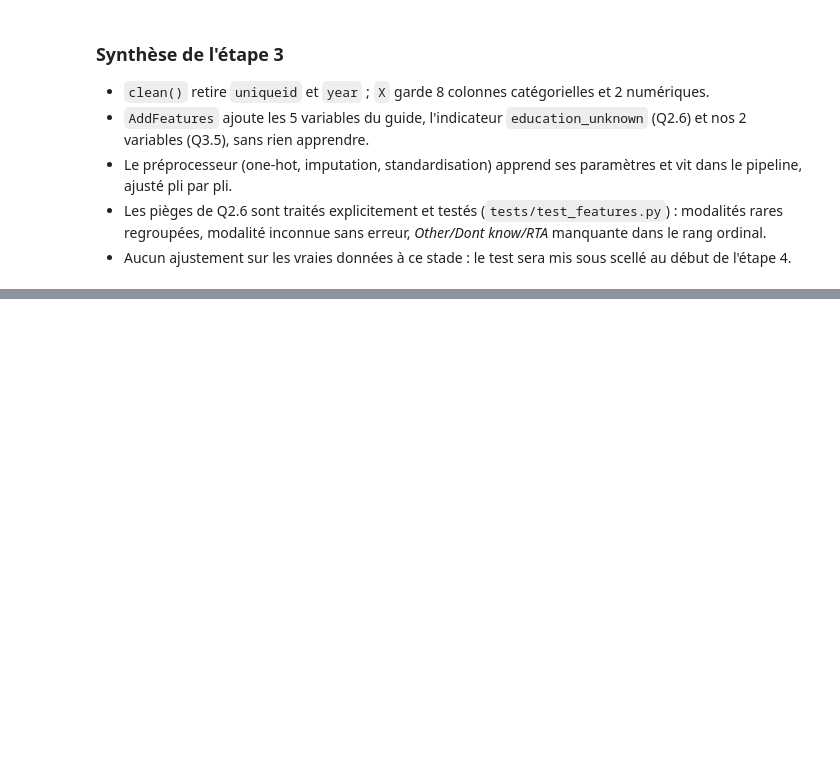
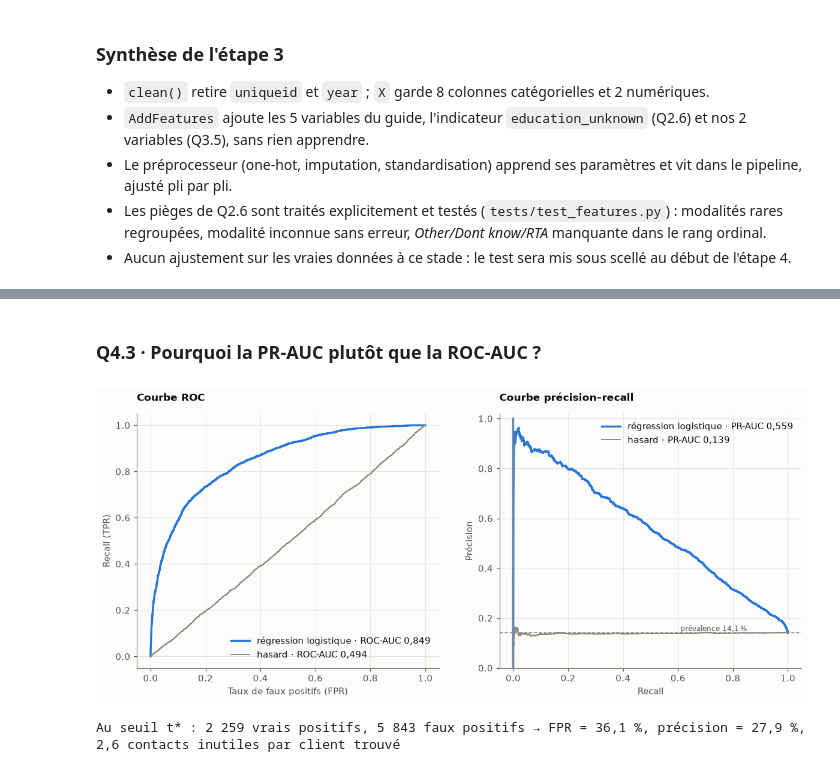
Before and after one commit to kmache/financial-inclusion-africa, a Jupyter notebook: notebooks/02_preparation_protocole.ipynb, the cells around one changed output, grey strips where cells are left out. Saved outputs shown, nothing was run; the diff lists cells and outputs as text; code cells hidden in the pictures; blank space fills up the shorter version.

```diff
--- a/notebooks/02_preparation_protocole.ipynb
+++ b/notebooks/02_preparation_protocole.ipynb
@@ -396,0 +584,36 @@ pd.Series({
+# %% [markdown]
+### Q4.3 · Pourquoi la PR-AUC plutôt que la ROC-AUC ?
+# %%
+from sklearn.metrics import average_precision_score, precision_recall_curve, roc_auc_score, roc_curve
+from sklearn.model_selection import cross_val_predict
+
+# Probabilités « hors pli » du modèle de base (chaque ligne prédite par un modèle qui ne l'a pas vue)
+oof = cross_val_predict(pipe(LogisticRegression(max_iter=2000)), X_train, y_train, cv=CV,
+                        method="predict_proba", n_jobs=-1)[:, 1]
+random_scores = np.random.default_rng(config.RANDOM_STATE).random(len(y_train))
+prevalence = y_train.mean()
+
+fig, (ax1, ax2) = plt.subplots(1, 2, figsize=(13, 5))
+for scores, label, color, lw in [(oof, "régression logistique", viz.YES, 2.2), (random_scores, "hasard", viz.INK_3, 1.2)]:
+    fpr, tpr, _ = roc_curve(y_train, scores)
+    prec, rec, _ = precision_recall_curve(y_train, scores)
+    ax1.plot(fpr, tpr, color=color, lw=lw, label=f"{label} · ROC-AUC {viz.fr(f'{roc_auc_score(y_train, scores):.3f}')}")
+    ax2.plot(rec, prec, color=color, lw=lw, label=f"{label} · PR-AUC {viz.fr(f'{average_precision_score(y_train, scores):.3f}')}")
+ax2.axhline(prevalence, color=viz.INK_3, ls="--", lw=1)
+ax2.annotate(f" prévalence {viz.fmt_pct(prevalence)}", (0.6, prevalence), va="bottom", fontsize=8, color=viz.INK_2)
+ax1.set(title="Courbe ROC", xlabel="Taux de faux positifs (FPR)", ylabel="Recall (TPR)")
+ax2.set(title="Courbe précision–recall", xlabel="Recall", ylabel="Précision", ylim=(0, 1.02))
+for ax in (ax1, ax2):
+    ax.legend(loc="lower right" if ax is ax1 else "upper right")
+viz.save(fig, "04_courbes_roc_pr")
+plt.show()
+
+# Lecture au seuil t* : combien de faux positifs pour un FPR donné ?
+pred = oof >= T_STAR
+fp, tp = int((pred & (y_train == 0)).sum()), int((pred & (y_train == 1)).sum())
+print(f"Au seuil t* : {viz.fmt_int(tp)} vrais positifs, {viz.fmt_int(fp)} faux positifs → "
+      f"FPR = {viz.fmt_pct(fp / (y_train == 0).sum())}, précision = {viz.fmt_pct(tp / (tp + fp))}, "
+      f"{viz.fr(f'{fp / tp:.1f}')} contacts inutiles par client trouvé")
+# %% [output]
+[figure, added]
+Au seuil t* : 2 259 vrais positifs, 5 843 faux positifs → FPR = 36,1 %, précision = 27,9 %, 2,6 contacts inutiles par client trouvé
```
Also changed, not shown: parts of 30 cells of this notebook, 9 other files.
